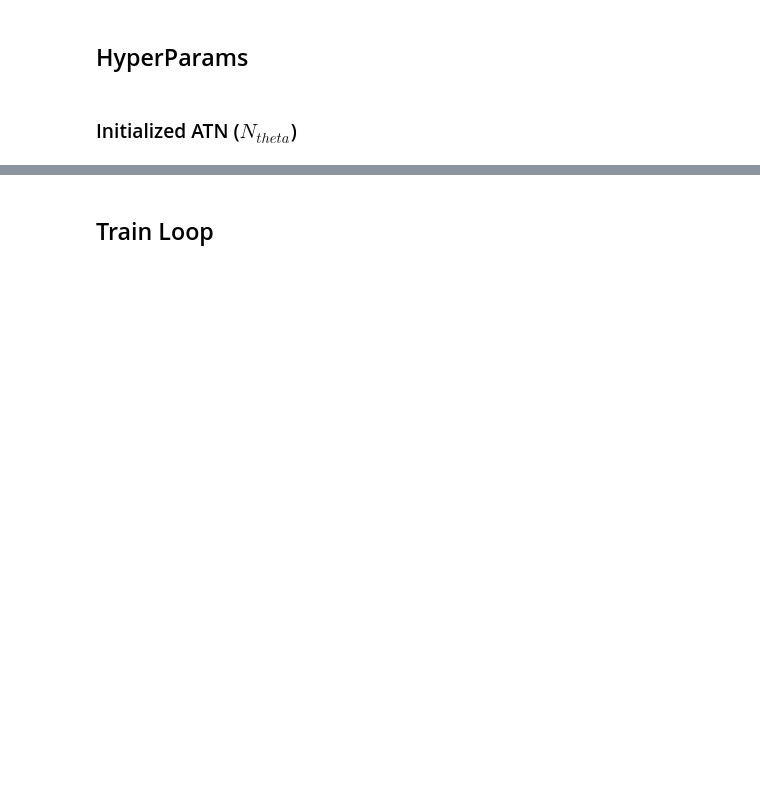
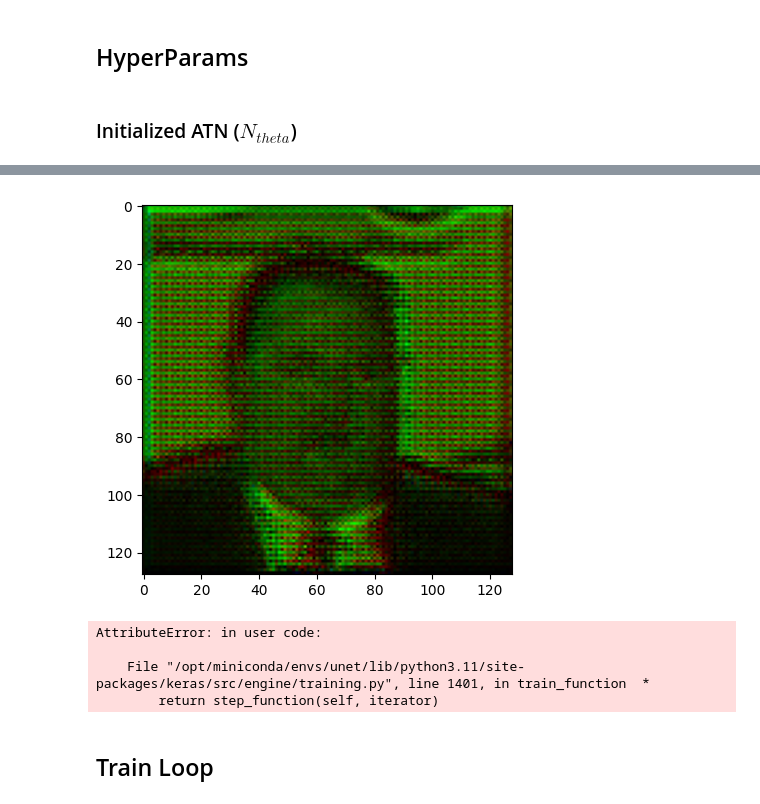
Before and after one commit to cmu-spuds/auramask, a Jupyter notebook: alg1.ipynb, the cells around one changed output, grey strips where cells are left out. Cells and saved outputs as stored; diff of their text form; code cells hidden in the pictures; blank space fills up the shorter version.

Commit message:
refactoring and keras-ifying

```diff
--- a/alg1.ipynb
+++ b/alg1.ipynb
@@ -61,2 +90,6 @@ lda = tf.Variable(0.2, trainable=False, name='lambda')
+# %%
+alpha = 0.2
+epsilon = 0.5
+l = 0.2
 # %% [markdown]
 ### Initialized ATN ($N_{theta}$)
@@ -121,0 +96,7 @@ def atnLoss(x, x_adv, F, lda):
+# %%
+model = AuraMask(n_filters=32, n_dims=3, eps=epsilon)
+# %%
+model.compile(optimizer=Adam(learning_rate=alpha), loss=ReFaceLoss(F=F, l=l), metrics=[])
+# %%
+for batch in train_ds.take(1):
+  altered = model(batch[0])
@@ -121,0 +110,4 @@ def atnLoss(x, x_adv, F, lda):
+# %%
+plt.imshow(altered[0,...])
+plt.show()
+# %% [output]
@@ -122,3 +115,11 @@ def atnLoss(x, x_adv, F, lda):
+[figure, added]
+# %%
+model.fit(train_ds)
+# %% [output]
+AttributeError: in user code:
+
+    File "/opt/miniconda/envs/unet/lib/python3.11/site-packages/keras/src/engine/training.py", line 1401, in train_function  *
+        return step_function(self, iterator)
 # %% [markdown]
 ## Train Loop
 # %%
```
Also changed, not shown: parts of 35 cells of this notebook, 9 other files.
